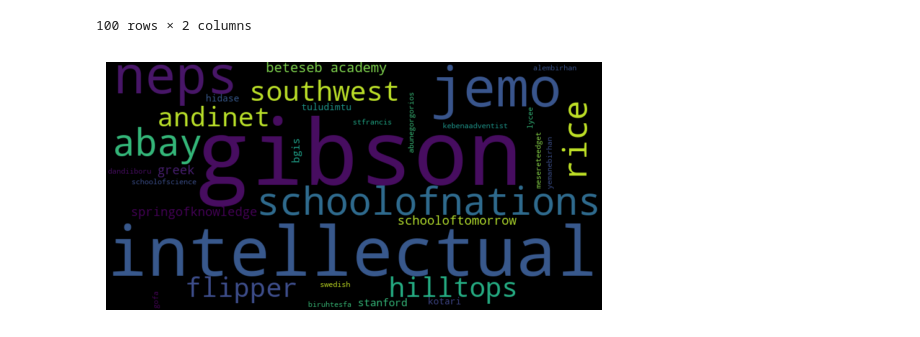
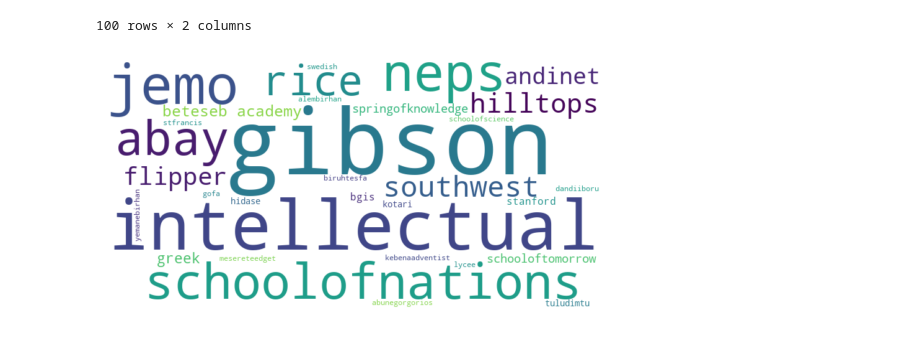
Before and after one commit to Ammon21/School-Data-Science-Project, a Jupyter notebook: notebooks/natural_language_processing.ipynb, the cells around one changed output. Drawn from its saved outputs; the diff is of its cells as text; code cells hidden in the pictures.

```diff
--- a/notebooks/natural_language_processing.ipynb
+++ b/notebooks/natural_language_processing.ipynb
@@ -170,13 +170,13 @@ repeated_names = counts_df.query('count > 1').name.to_list()
 # %%
 
 text = " ".join(name for name in df[df.previous_school.isin(repeated_names)].previous_school)
 
 # generate a word cloud image
-wordcloud = WordCloud(background_color="black", width=800, height=400).generate(text)
+wordcloud = WordCloud(background_color="white", width=800, height=400).generate(text)
 
 # display the word cloud
 plt.axis("off")
 plt.imshow(wordcloud, interpolation='bilinear')
 plt.show()
 # %% [output]
-[figure, old version]
+[figure, new version]
```
Also changed, not shown: parts of 1 cell of this notebook, 3 other files.
